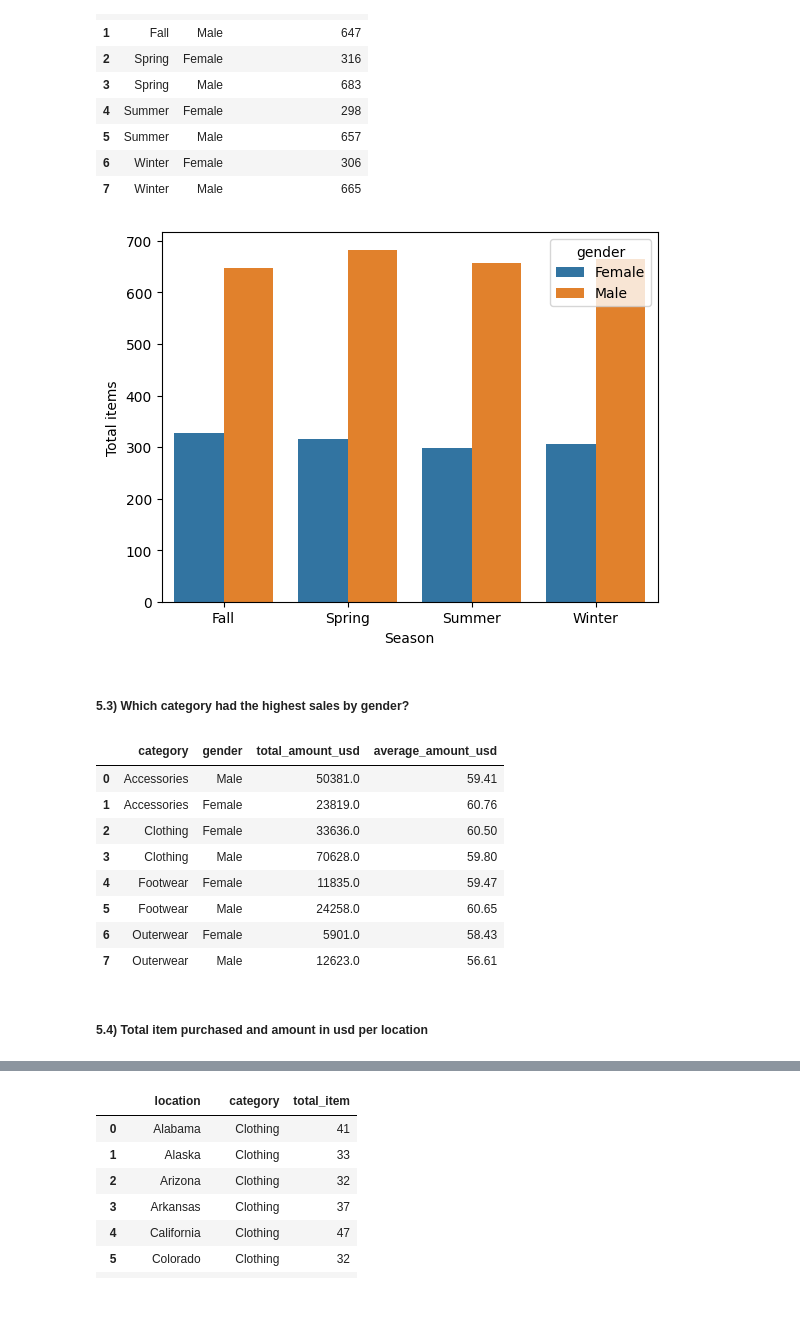
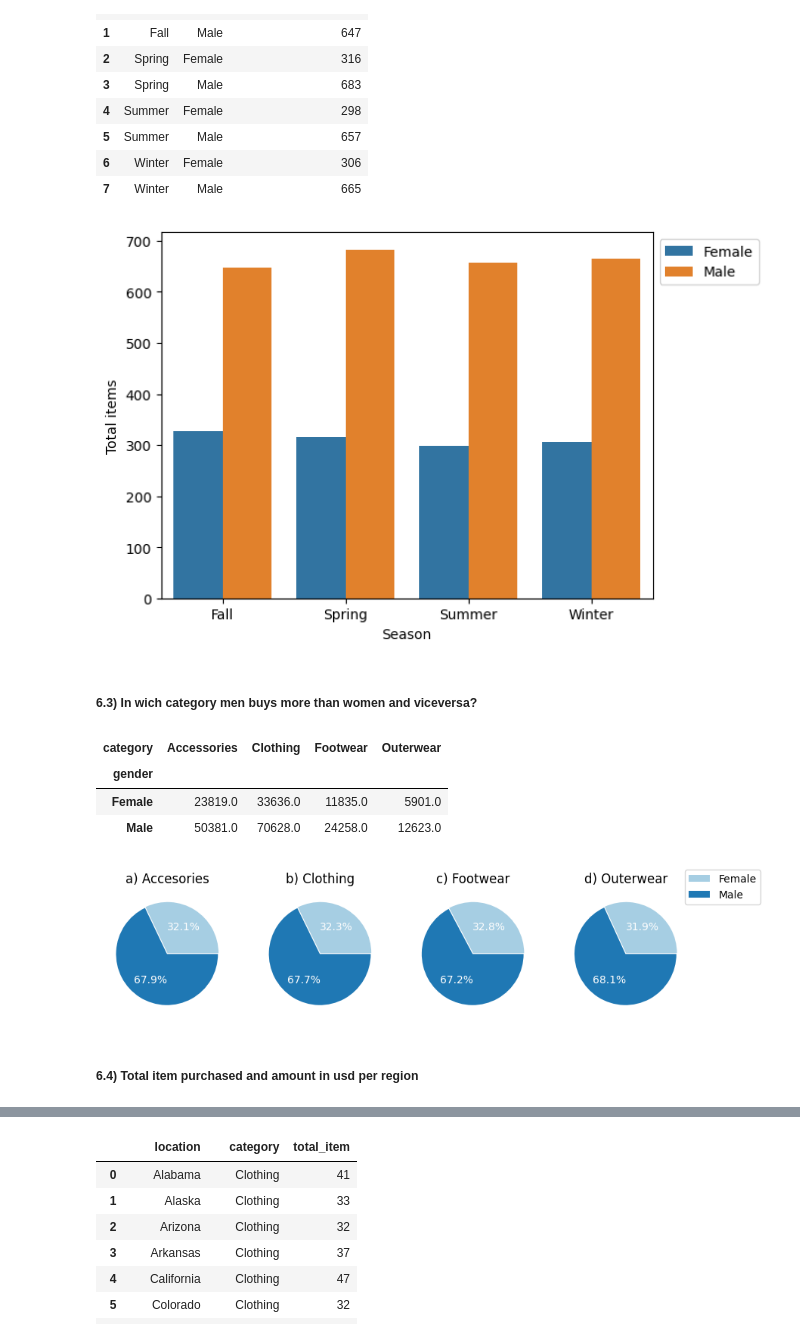
Before and after one commit to maryisabela15/Shopping_trends_project, a Jupyter notebook: shopping_code.ipynb, the cells around one changed output, grey strips where cells are left out. Drawn from its saved outputs; the diff is of its cells as text; code cells hidden in the pictures; blank space fills up the shorter version.

```diff
--- a/shopping_code.ipynb
+++ b/shopping_code.ipynb
@@ -110,40 +175,67 @@ result
 | 6 | Winter | Female | 306 |
 | 7 | Winter | Male | 665 |
 # %%
-import seaborn as sns
+# Plot the result into a bar chart
 
-sns.barplot(x = result['season'], y = result['total_item_purchased'], hue = result['gender'])
+ax = sns.barplot(x = result['season'], y = result['total_item_purchased'],
+            hue = result['gender'])
 plt.ylabel('Total items')
 plt.xlabel('Season')
+plt.legend(loc='upper right', bbox_to_anchor=(1.23,1))
+
 plt.show()
 # %% [output]
-[figure, old version]
+[figure, new version]
 # %% [markdown]
-##### 5.3) Which category had the highest sales by gender?
+##### 6.3) In wich category men buys more than women and viceversa?
 # %%
 query = '''
    SELECT category,
           gender,
-          SUM(purchase_amount_usd) as total_amount_usd,
-          ROUND(AVG(purchase_amount_usd),2) as average_amount_usd
-   FROM shopping_data
+          SUM(purchase_amount_usd) as total_amount_usd
+   FROM update_shopping_data
    GROUP BY 1, 2
-   ORDER BY 1;
+   ORDER BY 1, 3 DESC;
 
 '''
 result = pd.read_sql_query(query, engine)
-result
+df = result.pivot_table(values='total_amount_usd', index='gender', columns='category')
+df
 # %% [output]
-|  | category | gender | total_amount_usd | average_amount_usd |
-| 0 | Accessories | Male | 50381.0 | 59.41 |
-| 1 | Accessories | Female | 23819.0 | 60.76 |
-| 2 | Clothing | Female | 33636.0 | 60.50 |
-| 3 | Clothing | Male | 70628.0 | 59.80 |
-| 4 | Footwear | Female | 11835.0 | 59.47 |
-| 5 | Footwear | Male | 24258.0 | 60.65 |
-| 6 | Outerwear | Female | 5901.0 | 58.43 |
-| 7 | Outerwear | Male | 12623.0 | 56.61 |
+| category | Accessories | Clothing | Footwear | Outerwear |
+| gender |  |  |  |  |
+| Female | 23819.0 | 33636.0 | 11835.0 | 5901.0 |
+| Male | 50381.0 | 70628.0 | 24258.0 | 12623.0 |
+# %%
+# Plot the query result
+fig, axes = plt.subplots(1, 4, sharex= False, figsize=(10, 8))
+colors = sns.color_palette("Paired")
+
+# Plot 1: Accessories
+axes[0].pie(df['Accessories'], labels=None, autopct='%1.1f%%', explode=[0.01, 0.01],
+              colors=colors, textprops=dict(color="w"))
+axes[0].set_title('a) Accesories')
+
+# Plot 1: Clothing
+axes[1].pie(df['Clothing'], labels=None, autopct='%1.1f%%', explode=[0.01, 0.01],
+             colors=colors, textprops=dict(color="w"))
+axes[1].set_title('b) Clothing')
+
+# Plot 1: Footwear
+axes[2].pie(df['Footwear'], labels=None, autopct='%1.1f%%', explode=[0.01, 0.01],
+             colors=colors, textprops=dict(color="w"))
+axes[2].set_title('c) Footwear')
+
+# Plot 1: Outerwear
+axes[3].pie(df['Outerwear'], labels=None, autopct='%1.1f%%', explode=[0.01, 0.01],
+             colors=colors, textprops=dict(color="w"))
+axes[3].set_title('d) Outerwear')
+
+plt.legend(df.index, loc = 'upper right', bbox_to_anchor=(1.6, 1.2))
+plt.show()
+# %% [output]
+[figure, added]
 # %% [markdown]
-##### 5.4) Total item purchased and amount in usd per location
+##### 6.4) Total item purchased and amount in usd per region
 # %%
 query = '''
```
Also changed, not shown: parts of 53 cells of this notebook, 1 other file.
